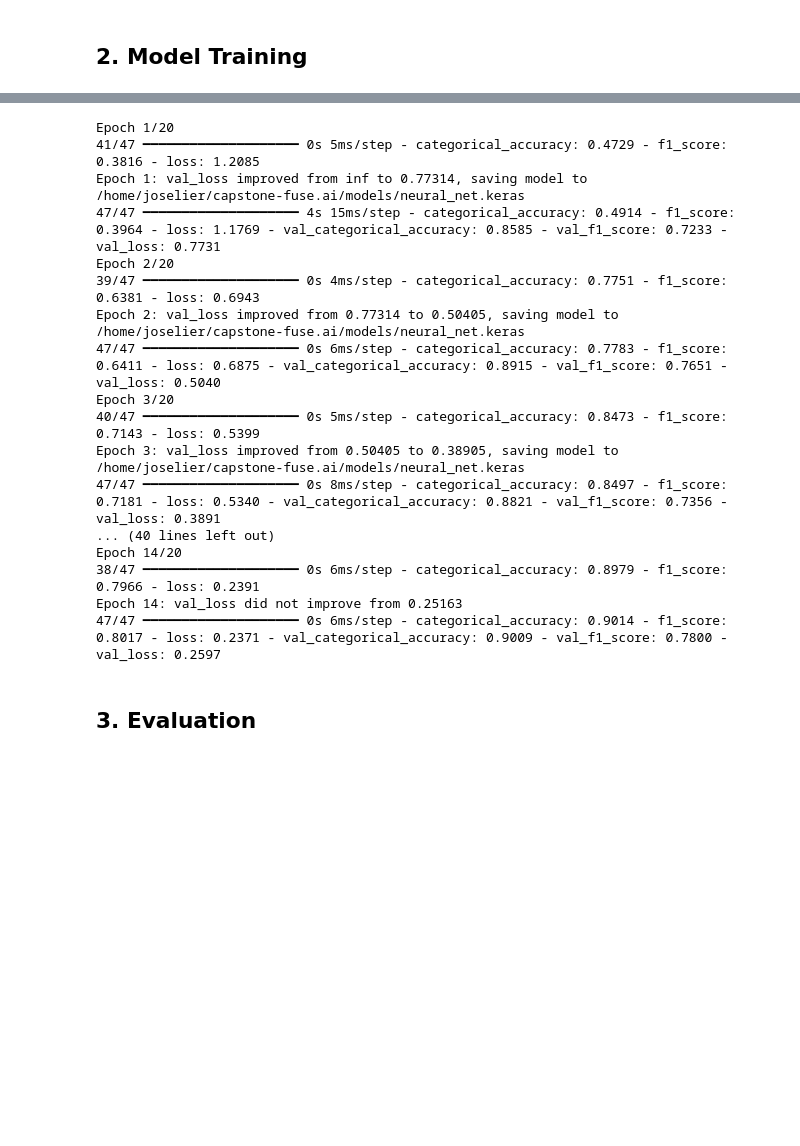
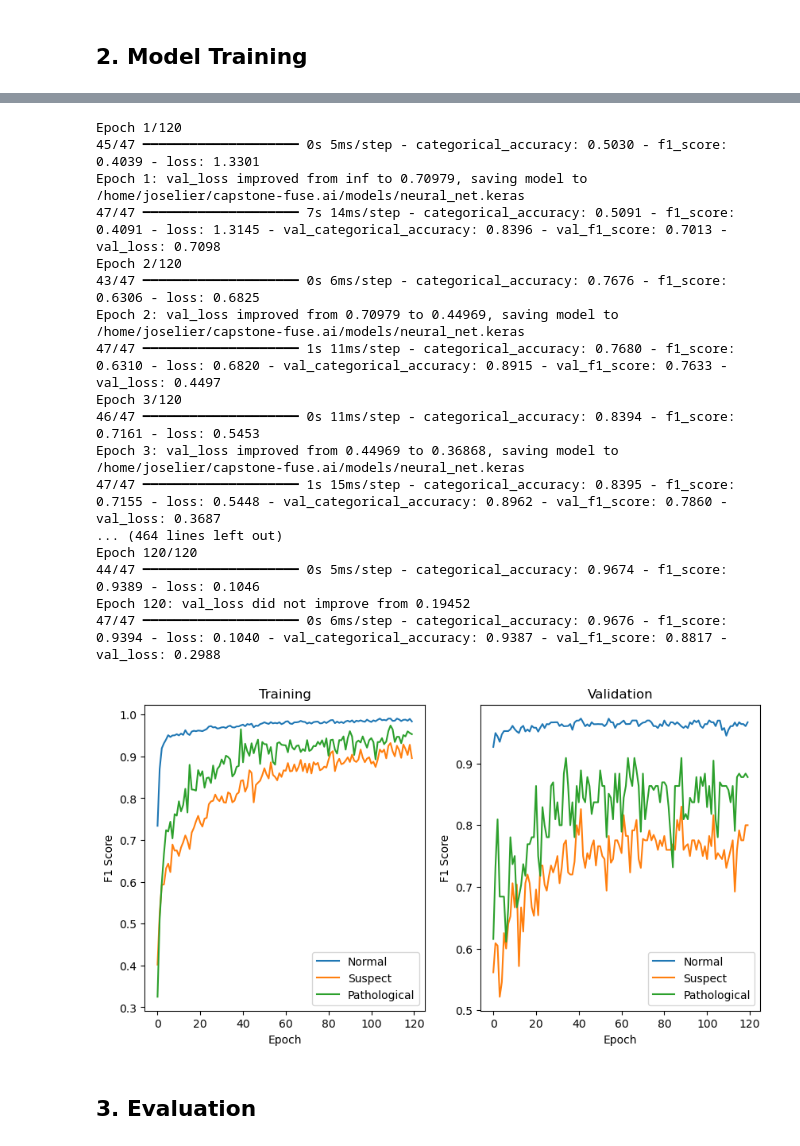
Before and after one commit to curlypetrol/capstone-fuse.ai, a Jupyter notebook: notebooks/1.3-joselierfajardo-neural_net.ipynb, the cells around one changed output, grey strips where cells are left out. Saved outputs shown, nothing was run; the diff lists cells and outputs as text; code cells hidden in the pictures; blank space fills up the shorter version.

Commit message:
Incremented training epochs to 120 and added training history graph with matplotlib

```diff
--- a/notebooks/1.3-joselierfajardo-neural_net.ipynb
+++ b/notebooks/1.3-joselierfajardo-neural_net.ipynb
@@ -136,27 +128,47 @@ checkpoint = ModelCheckpoint(MODEL_PATH,
                             monitor='val_loss')
 # %%
 hist = model.fit(X_train_scaled, y_train,
-                callbacks=[early, checkpoint],
-                epochs=20,
+                callbacks=[checkpoint],
+                epochs=120,
                 validation_data=(X_val_scaled, y_val))
 # %% [output]
-Epoch 1/20
-41/47 ━━━━━━━━━━━━━━━━━━━━ 0s 5ms/step - categorical_accuracy: 0.4729 - f1_score: 0.3816 - loss: 1.2085
-Epoch 1: val_loss improved from inf to 0.77314, saving model to /home/joselier/capstone-fuse.ai/models/neural_net.keras
-47/47 ━━━━━━━━━━━━━━━━━━━━ 4s 15ms/step - categorical_accuracy: 0.4914 - f1_score: 0.3964 - loss: 1.1769 - val_categorical_accuracy: 0.8585 - val_f1_score: 0.7233 - val_loss: 0.7731
-Epoch 2/20
-39/47 ━━━━━━━━━━━━━━━━━━━━ 0s 4ms/step - categorical_accuracy: 0.7751 - f1_score: 0.6381 - loss: 0.6943
-Epoch 2: val_loss improved from 0.77314 to 0.50405, saving model to /home/joselier/capstone-fuse.ai/models/neural_net.keras
-47/47 ━━━━━━━━━━━━━━━━━━━━ 0s 6ms/step - categorical_accuracy: 0.7783 - f1_score: 0.6411 - loss: 0.6875 - val_categorical_accuracy: 0.8915 - val_f1_score: 0.7651 - val_loss: 0.5040
-Epoch 3/20
-40/47 ━━━━━━━━━━━━━━━━━━━━ 0s 5ms/step - categorical_accuracy: 0.8473 - f1_score: 0.7143 - loss: 0.5399
-Epoch 3: val_loss improved from 0.50405 to 0.38905, saving model to /home/joselier/capstone-fuse.ai/models/neural_net.keras
-47/47 ━━━━━━━━━━━━━━━━━━━━ 0s 8ms/step - categorical_accuracy: 0.8497 - f1_score: 0.7181 - loss: 0.5340 - val_categorical_accuracy: 0.8821 - val_f1_score: 0.7356 - val_loss: 0.3891
-... (40 lines left out)
-Epoch 14/20
-38/47 ━━━━━━━━━━━━━━━━━━━━ 0s 6ms/step - categorical_accuracy: 0.8979 - f1_score: 0.7966 - loss: 0.2391
-Epoch 14: val_loss did not improve from 0.25163
-47/47 ━━━━━━━━━━━━━━━━━━━━ 0s 6ms/step - categorical_accuracy: 0.9014 - f1_score: 0.8017 - loss: 0.2371 - val_categorical_accuracy: 0.9009 - val_f1_score: 0.7800 - val_loss: 0.2597
+Epoch 1/120
+45/47 ━━━━━━━━━━━━━━━━━━━━ 0s 5ms/step - categorical_accuracy: 0.5030 - f1_score: 0.4039 - loss: 1.3301
+Epoch 1: val_loss improved from inf to 0.70979, saving model to /home/joselier/capstone-fuse.ai/models/neural_net.keras
+47/47 ━━━━━━━━━━━━━━━━━━━━ 7s 14ms/step - categorical_accuracy: 0.5091 - f1_score: 0.4091 - loss: 1.3145 - val_categorical_accuracy: 0.8396 - val_f1_score: 0.7013 - val_loss: 0.7098
+Epoch 2/120
+43/47 ━━━━━━━━━━━━━━━━━━━━ 0s 6ms/step - categorical_accuracy: 0.7676 - f1_score: 0.6306 - loss: 0.6825
+Epoch 2: val_loss improved from 0.70979 to 0.44969, saving model to /home/joselier/capstone-fuse.ai/models/neural_net.keras
+47/47 ━━━━━━━━━━━━━━━━━━━━ 1s 11ms/step - categorical_accuracy: 0.7680 - f1_score: 0.6310 - loss: 0.6820 - val_categorical_accuracy: 0.8915 - val_f1_score: 0.7633 - val_loss: 0.4497
+Epoch 3/120
+46/47 ━━━━━━━━━━━━━━━━━━━━ 0s 11ms/step - categorical_accuracy: 0.8394 - f1_score: 0.7161 - loss: 0.5453
+Epoch 3: val_loss improved from 0.44969 to 0.36868, saving model to /home/joselier/capstone-fuse.ai/models/neural_net.keras
+47/47 ━━━━━━━━━━━━━━━━━━━━ 1s 15ms/step - categorical_accuracy: 0.8395 - f1_score: 0.7155 - loss: 0.5448 - val_categorical_accuracy: 0.8962 - val_f1_score: 0.7860 - val_loss: 0.3687
+... (464 lines left out)
+Epoch 120/120
+44/47 ━━━━━━━━━━━━━━━━━━━━ 0s 5ms/step - categorical_accuracy: 0.9674 - f1_score: 0.9389 - loss: 0.1046
+Epoch 120: val_loss did not improve from 0.19452
+47/47 ━━━━━━━━━━━━━━━━━━━━ 0s 6ms/step - categorical_accuracy: 0.9676 - f1_score: 0.9394 - loss: 0.1040 - val_categorical_accuracy: 0.9387 - val_f1_score: 0.8817 - val_loss: 0.2988
+# %%
+
+fig, ax = plt.subplots(1, 2, figsize=(10, 5))
+
+train_val = hist.history['val_f1_score']
+ax[0].plot(range(len(train_val)), hist.history['f1_score'])
+ax[0].set_ylabel('F1 Score')
+ax[0].set_xlabel('Epoch')
+ax[0].set_title('Training')
+ax[0].legend(['Normal', 'Suspect', 'Pathological'], loc='best')
+
+ax[1].plot(range(len(train_val)), hist.history['val_f1_score'])
+ax[1].set_ylabel('F1 Score')
+ax[1].set_xlabel('Epoch')
+ax[1].set_title('Validation')
+ax[1].legend(['Normal', 'Suspect', 'Pathological'], loc='best')
+
+plt.show()
+# %% [output]
+[figure, added]
 # %% [markdown]
 ## 3. Evaluation
 # %% [markdown]
```
Also changed, not shown: parts of 7 cells of this notebook, 1 other file.
